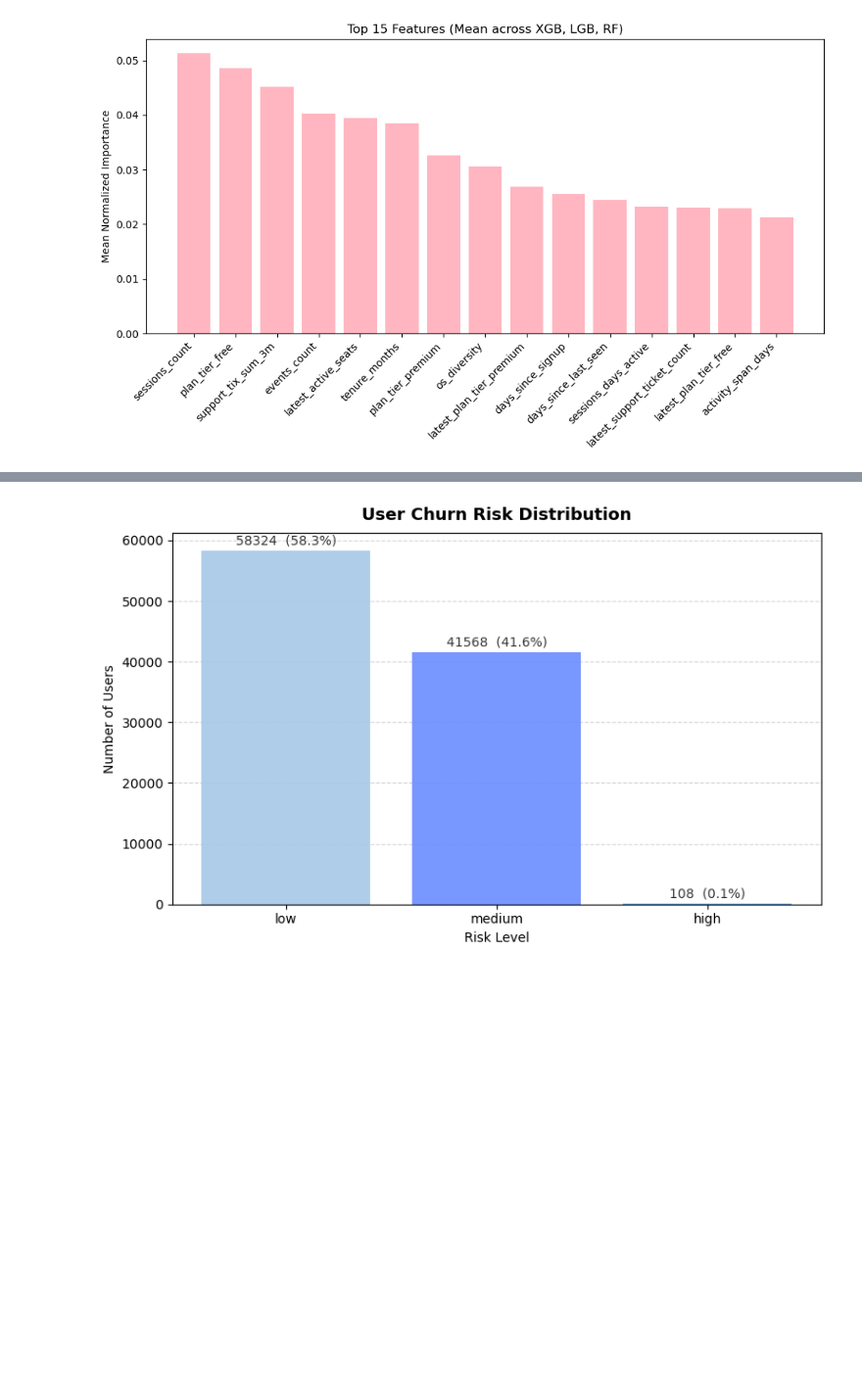
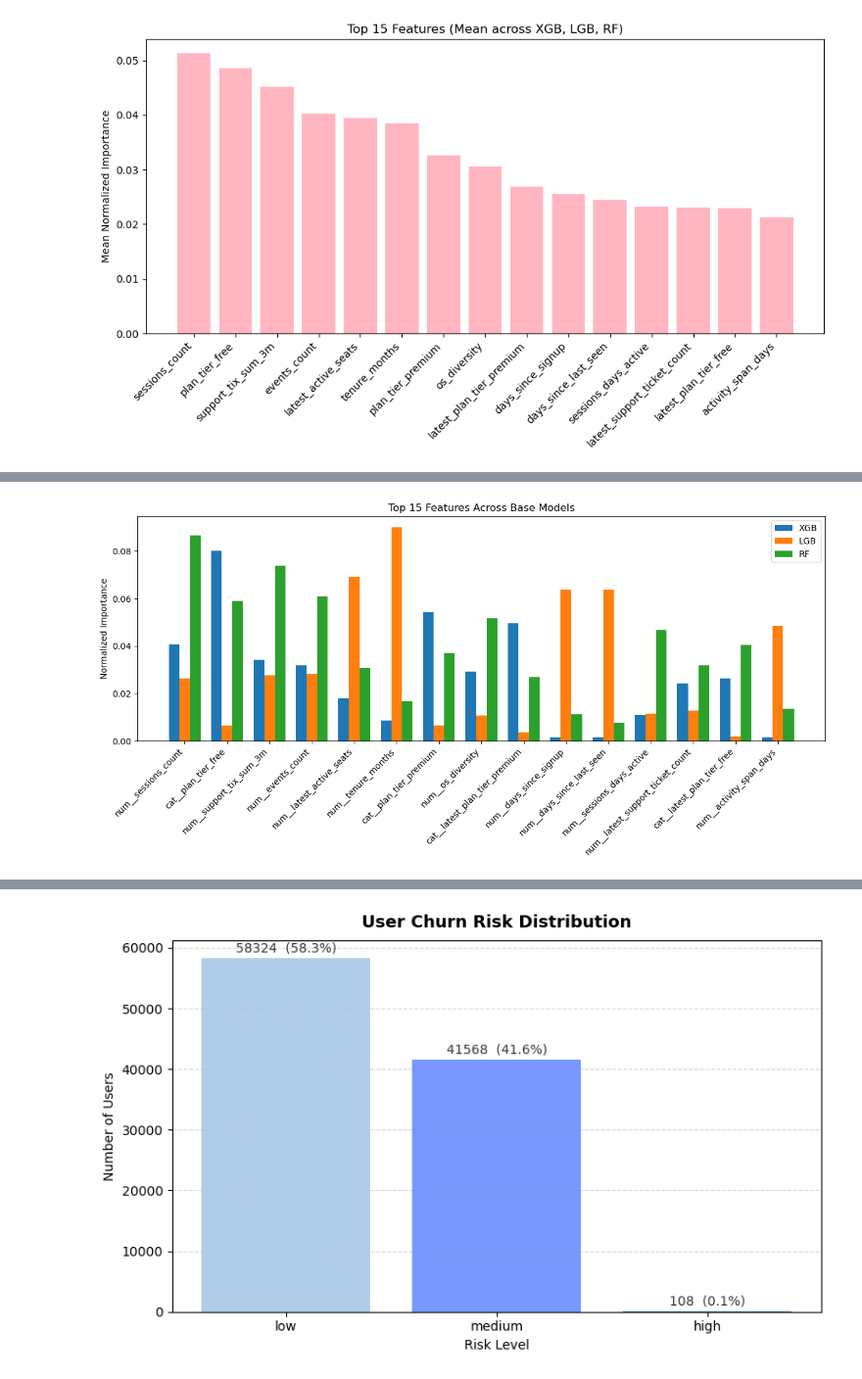
Before and after one commit to trixielimm/DataSoc2025GroupMeow, a Jupyter notebook: OkModel2.ipynb, the cells around one changed output, grey strips where cells are left out. Shown: that part at 98% size. Saved outputs shown, nothing was run; the diff lists cells and outputs as text; code cells hidden in the pictures; blank space fills up the shorter version.

```diff
--- a/OkModel2.ipynb
+++ b/OkModel2.ipynb
@@ -767,0 +866,74 @@ Scoring complete. Saved to user_churn_scores.csv
+# %%
+import pandas as pd
+import numpy as np
+import matplotlib.pyplot as plt
+
+# -------------------------------------------------
+# 0) Use the EXACT feature order used at training
+#    (you already computed this earlier)
+# -------------------------------------------------
+feature_names = pd.Index(feat_names, name="feature")  # <- reuse from training
+
+# -------------------------------------------------
+# 1) Helper with guards
+# -------------------------------------------------
+def get_importances(model, feature_names: pd.Index) -> pd.Series:
+    """Return a Series of normalized importances indexed by feature_names.
+       Fills/aligns if lengths differ; returns zeros if attribute missing or sum=0."""
+    if not hasattr(model, "feature_importances_"):
+        return pd.Series(0.0, index=feature_names)
+    raw = np.asarray(model.feature_importances_, dtype=float)
+
+    # If shape doesn't match, align defensively (shouldn't happen, but safe)
+    if raw.shape[0] != len(feature_names):
+        # Try to coerce via pandas then reindex to our names
+        s = pd.Series(raw, index=feature_names[:raw.shape[0]])
+        s = s.reindex(feature_names, fill_value=0.0)
+    else:
+        s = pd.Series(raw, index=feature_names)
+
+    total = s.sum()
+    return s / total if total > 0 else pd.Series(0.0, index=feature_names)
+
+# -------------------------------------------------
+# 2) Collect per-model importances
+# -------------------------------------------------
+base_model_names = ["xgb", "lgb", "rf"]
+models = {name: stack_clf.named_estimators_[name] for name in base_model_names}
+
+importances_df = pd.DataFrame(
+    {name: get_importances(model, feature_names) for name, model in models.items()}
+)
+
+# Average across models
+importances_df["mean_importance"] = importances_df[base_model_names].mean(axis=1)
+
+# Top-N table
+top_n = 15
+top_features = importances_df.sort_values("mean_importance", ascending=False).head(top_n)
+
+# -------------------------------------------------
+# 3) Plot grouped bars
+# -------------------------------------------------
+fig, ax = plt.subplots(figsize=(12, 6))
+bar_width = 0.25
+idx = np.arange(len(top_features))
+
+ax.bar(idx - bar_width, top_features["xgb"].values, width=bar_width, label="XGB")
+ax.bar(idx,              top_features["lgb"].values, width=bar_width, label="LGB")
+ax.bar(idx + bar_width,  top_features["rf"].values,  width=bar_width, label="RF")
+
+ax.set_xticks(idx)
+ax.set_xticklabels(top_features.index, rotation=45, ha="right")
+ax.set_ylabel("Normalized Importance")
+ax.set_title(f"Top {top_n} Features Across Base Models")
+ax.legend()
+plt.tight_layout()
+plt.show()
+
+# -------------------------------------------------
+# 4) Display the table
+# -------------------------------------------------
+print(top_features)
+# %% [output]
+[figure, added]
```
Also changed, not shown: parts of 9 cells of this notebook, 1 other file.
